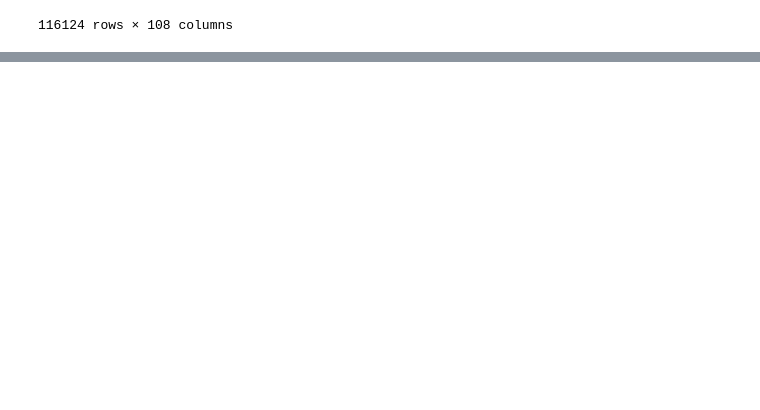
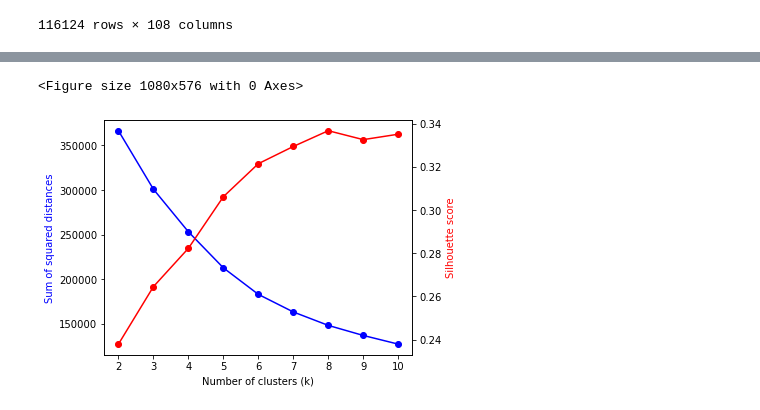
Before and after one commit to GxTeo/Data-Analytics-Mining-Project-2, a Jupyter notebook: Task 3/task3_kmeans.ipynb, the cells around one changed output, grey strips where cells are left out. Saved outputs shown, nothing was run; the diff lists cells and outputs as text; code cells hidden in the pictures; blank space fills up the shorter version.

```diff
--- a/Task 3/task3_kmeans.ipynb
+++ b/Task 3/task3_kmeans.ipynb
@@ -234,0 +281,8 @@ plt.show()
+# %%
+scaler = StandardScaler()
+transformed_scaled_data = scaler.fit_transform(transformed_data)
+# %%
+kmeans_elbow_method(transformed_scaled_data)
+# %% [output]
+<Figure size 1080x576 with 0 Axes>
+[figure, added]
```
Also changed, not shown: parts of 23 cells of this notebook.
